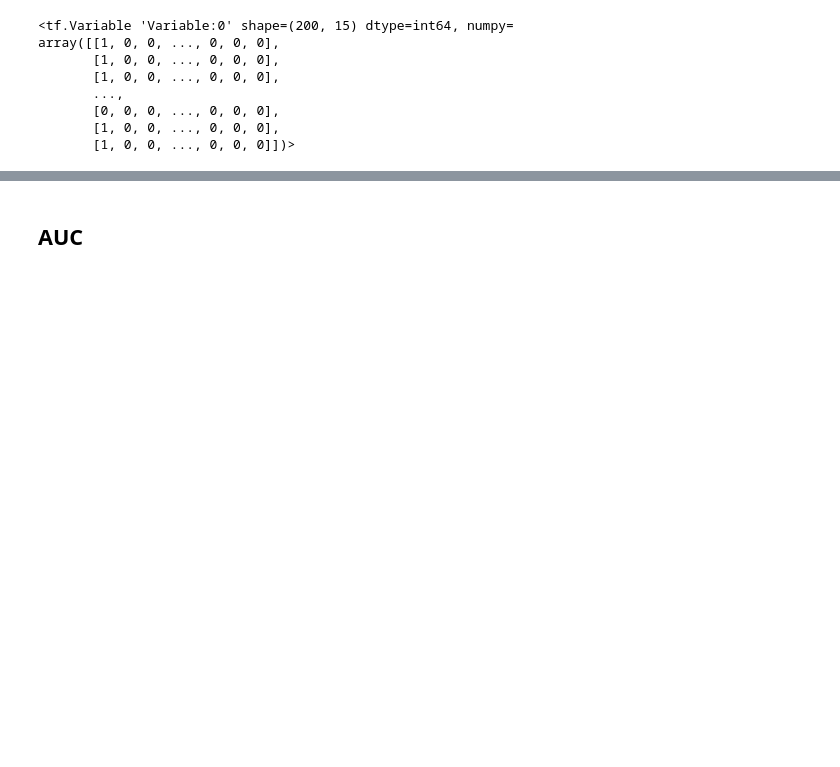
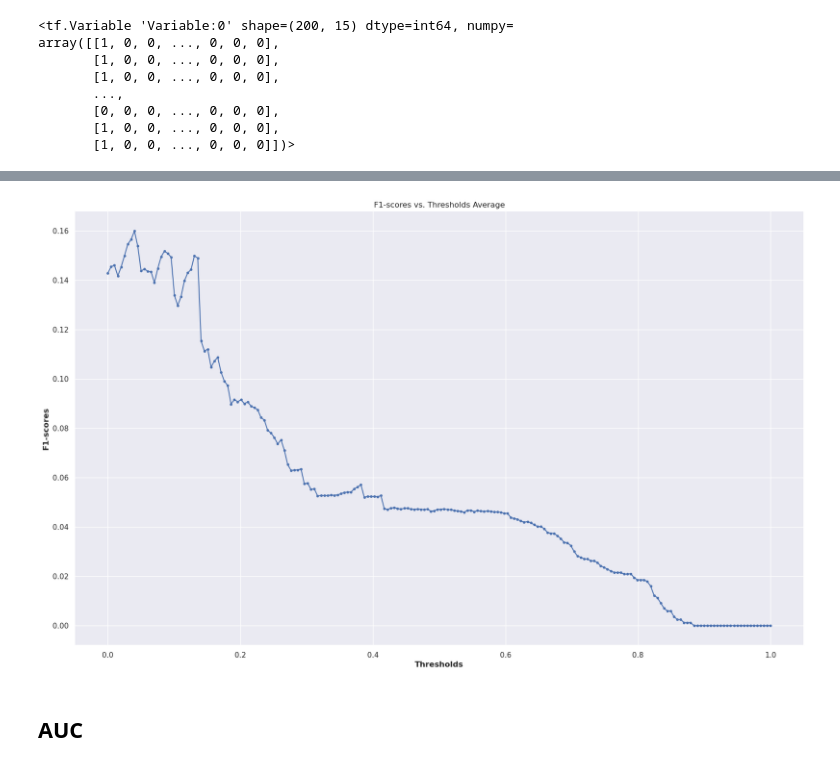
Before and after one commit to chonsawat/ChestXray-14, a Jupyter notebook: Check_AUC.ipynb, the cells around one changed output, grey strips where cells are left out. Cells and saved outputs as stored; diff of their text form; code cells hidden in the pictures; blank space fills up the shorter version.

```diff
--- a/Check_AUC.ipynb
+++ b/Check_AUC.ipynb
@@ -86,3 +145,31 @@ m.result().numpy()
+# %%
+import numpy as np
+
+thresholds = m._thresholds
+
+f1_thresholds_average_list = []
+true_positives, true_negatives, false_positives, false_negatives = m.variables
+for i_thresh, (tps, tns, fps, fns) in enumerate(zip(true_positives, true_negatives, false_positives, false_negatives)):
+    f1_score_average = []
+    for label, tp, tn, fp, fn in zip(LABELS, tps, tns, fps, fns):
+        tp, tn, fp, fn = tp.numpy(), tn.numpy(), fp.numpy(), fn.numpy()
+        f1_score = 2*tp / (2*tp + fp + fn)
+        f1_score_average.append(f1_score)
+
+    f1_score_average = np.mean(f1_score_average)
+    f1_thresholds_average_list.append((thresholds[i_thresh], f1_score_average))
+
+# Cast to numpy for vectorlize
+f1_thresholds_average_list = np.array(f1_thresholds_average_list)
+
+plt.figure(figsize=(20,12))
+plt.plot(f1_thresholds_average_list[:, 0], f1_thresholds_average_list[:, 1], marker='.')
+plt.title("F1-scores vs. Thresholds Average")
+plt.xlabel("Thresholds", fontweight='bold')
+plt.ylabel("F1-scores", fontweight='bold')
+plt.show()
+# %% [output]
+[figure, added]
 # %% [markdown]
 ## AUC
 # %%
```
Also changed, not shown: parts of 20 cells of this notebook.
